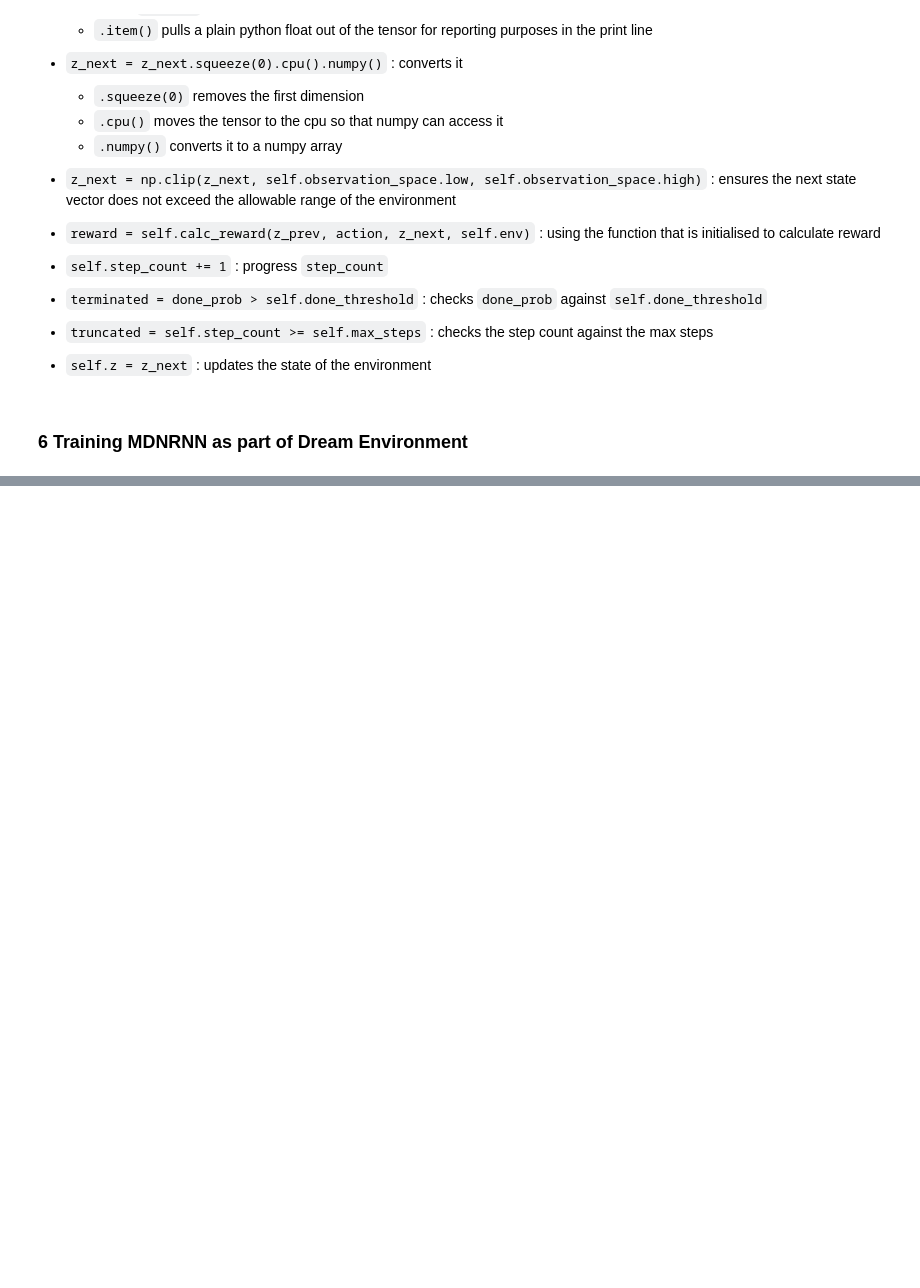
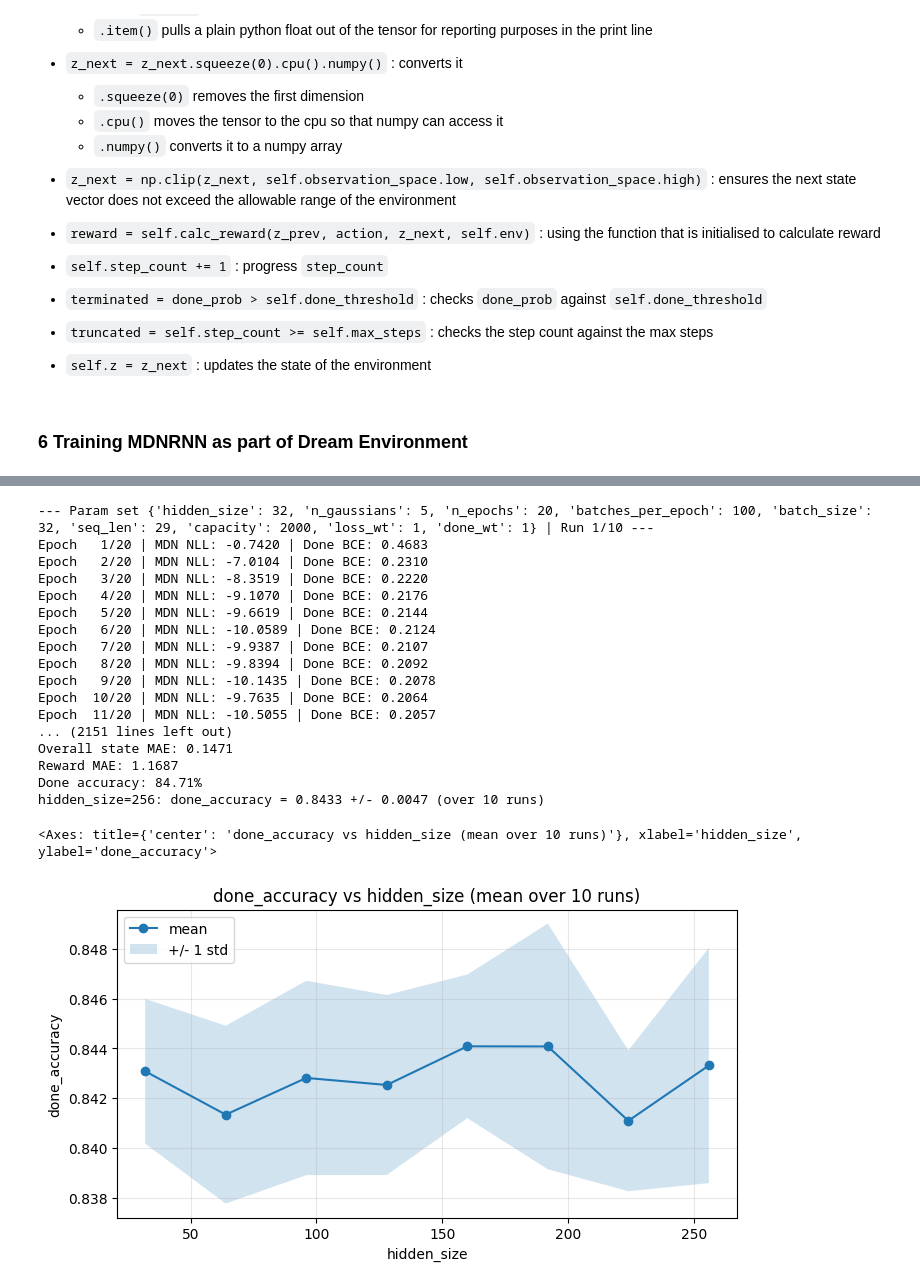
Before and after one commit to vruaaan/reinforcement-learning-projects, a Jupyter notebook: worldmodel.ipynb, the cells around one changed output, grey strips where cells are left out. Saved outputs shown, nothing was run; the diff lists cells and outputs as text; code cells hidden in the pictures; blank space fills up the shorter version.

Commit message:
finished evaluation for done_accuracy and total_steps

```diff
--- a/worldmodel.ipynb
+++ b/worldmodel.ipynb
@@ -1019,0 +1060,4 @@ Done accuracy: 89.30%
+# %%
+control_params = {"hidden_size": 128, "n_gaussians": 5, "n_epochs": 20,
+                  "batches_per_epoch": 100, "batch_size": 32, "seq_len": env.max_steps - 1,
+                  "capacity": 2000, "loss_wt": 1, "done_wt": 1}
@@ -1019,0 +1245,39 @@ Done accuracy: 89.30%
+# %%
+hs0_params = {"hidden_size": 32,  "n_gaussians": 5, "n_epochs": 20, "batches_per_epoch": 100,
+              "batch_size": 32, "seq_len": env.max_steps - 1, "capacity": 2000, "loss_wt": 1, "done_wt": 1}
+hs1_params = {"hidden_size" : 64, "n_gaussians" : 5, "n_epochs" : 20, "batches_per_epoch" : 100,
+                  "batch_size" : 32, "seq_len" : env.max_steps - 1,  "capacity" : 2000, "loss_wt" : 1, 'done_wt' : 1}
+hs2_params = {"hidden_size" : 96, "n_gaussians" : 5, "n_epochs" : 20, "batches_per_epoch" : 100,
+                  "batch_size" : 32, "seq_len" : env.max_steps - 1,  "capacity" : 2000, "loss_wt" : 1, 'done_wt' : 1}
+hs3_params = {"hidden_size" : 160, "n_gaussians" : 5, "n_epochs" : 20, "batches_per_epoch" : 100,
+                  "batch_size" : 32, "seq_len" : env.max_steps - 1,  "capacity" : 2000, "loss_wt" : 1, 'done_wt' : 1}
+hs4_params = {"hidden_size" : 192, "n_gaussians" : 5, "n_epochs" : 20, "batches_per_epoch" : 100,
+                  "batch_size" : 32, "seq_len" : env.max_steps - 1,  "capacity" : 2000, "loss_wt" : 1, 'done_wt' : 1}
+hs5_params = {"hidden_size" : 224, "n_gaussians" : 5, "n_epochs" : 20, "batches_per_epoch" : 100,
+                  "batch_size" : 32, "seq_len" : env.max_steps - 1,  "capacity" : 2000, "loss_wt" : 1, 'done_wt' : 1}
+hs6_params = {"hidden_size" : 256, "n_gaussians" : 5, "n_epochs" : 20, "batches_per_epoch" : 100,
+                  "batch_size" : 32, "seq_len" : env.max_steps - 1,  "capacity" : 2000, "loss_wt" : 1, 'done_wt' : 1}
+hs_lst = [hs0_params, hs1_params, control_params, hs2_params, hs3_params, hs4_params, hs5_params, hs6_params]
+# %%
+hs_groups = train_list(hs_lst, n=10)
+plot_accuracy_vs_variable(hs_groups, "hidden_size")
+# %% [output]
+--- Param set {'hidden_size': 32, 'n_gaussians': 5, 'n_epochs': 20, 'batches_per_epoch': 100, 'batch_size': 32, 'seq_len': 29, 'capacity': 2000, 'loss_wt': 1, 'done_wt': 1} | Run 1/10 ---
+Epoch   1/20 | MDN NLL: -0.7420 | Done BCE: 0.4683
+Epoch   2/20 | MDN NLL: -7.0104 | Done BCE: 0.2310
+Epoch   3/20 | MDN NLL: -8.3519 | Done BCE: 0.2220
+Epoch   4/20 | MDN NLL: -9.1070 | Done BCE: 0.2176
+Epoch   5/20 | MDN NLL: -9.6619 | Done BCE: 0.2144
+Epoch   6/20 | MDN NLL: -10.0589 | Done BCE: 0.2124
+Epoch   7/20 | MDN NLL: -9.9387 | Done BCE: 0.2107
+Epoch   8/20 | MDN NLL: -9.8394 | Done BCE: 0.2092
+Epoch   9/20 | MDN NLL: -10.1435 | Done BCE: 0.2078
+Epoch  10/20 | MDN NLL: -9.7635 | Done BCE: 0.2064
+Epoch  11/20 | MDN NLL: -10.5055 | Done BCE: 0.2057
+... (2151 lines left out)
+Overall state MAE: 0.1471
+Reward MAE: 1.1687
+Done accuracy: 84.71%
+hidden_size=256: done_accuracy = 0.8433 +/- 0.0047 (over 10 runs)
+<Axes: title={'center': 'done_accuracy vs hidden_size (mean over 10 runs)'}, xlabel='hidden_size', ylabel='done_accuracy'>
+[figure, added]
```
Also changed, not shown: parts of 35 cells of this notebook, 2 other files.
